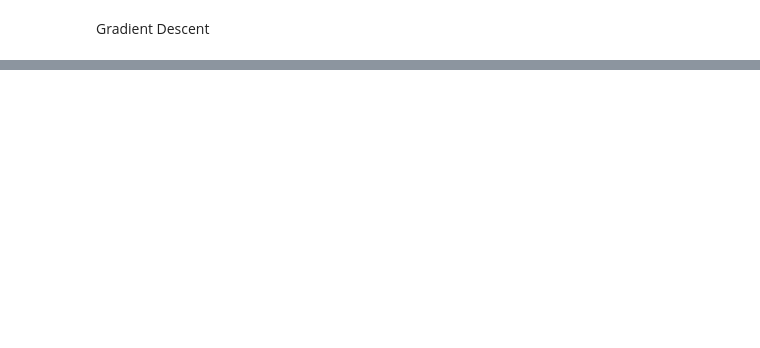
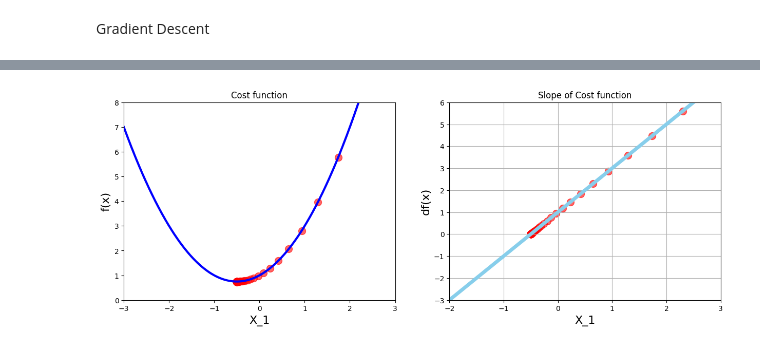
Before and after one commit to DillonDepala/IntroToOptimisationAndGradientDescentAlgorithm, a Jupyter notebook: Gradient_Descent.ipynb, the cells around one changed output, grey strips where cells are left out. Drawn from its saved outputs; the diff is of its cells as text; code cells hidden in the pictures; blank space fills up the shorter version.

```diff
--- a/Gradient_Descent.ipynb
+++ b/Gradient_Descent.ipynb
@@ -87,6 +66,10 @@ new_x = 3
 previous_x = 0
 step_multiplier = 0.1
 precision = 0.000000001
+
+x_list = [new_x]
+slope_list = [df(new_x)]
+
 
 for n in range(500):
     previous_x = new_x
@@ -95,6 +78,10 @@ for n in range(500):
 
     step_size = abs(new_x - previous_x)
     # print(step_size)
+
+    x_list.append(new_x)
+    slope_list.append(df(new_x))
+
     if step_size < precision:
         print("loop ran this many times:", n)
         break
@@ -109,0 +97,35 @@ f(x) value or cost at this point is: 0.7500000000000016
+# %%
+# Superimpose gradient descent calculations on simple cost function and derivative of simple cost function plot
+
+plt.figure(figsize=[15,5])
+
+#Plot 1 - Simple Cost function
+plt.subplot(1, 2, 1)
+
+plt.xlim([-3, 3])
+plt.ylim(0,8)
+plt.title('Cost function')
+plt.xlabel('X_1', fontsize=16)
+plt.ylabel('f(x)', fontsize=16)
+plt.plot(x_1, f(x_1), color='blue', linewidth=3)
+
+new_x_values = np.array(x_list)
+
+plt.scatter(x_list, f(new_x_values), color='red', s=100, alpha=0.6)
+
+#Plot 2 - Derivative
+plt.subplot(1, 2, 2)
+
+plt.xlim(-2,3)
+plt.ylim(-3,6)
+plt.grid()
+plt.title('Slope of Cost function')
+plt.xlabel('X_1', fontsize=16)
+plt.ylabel('df(x)', fontsize=16)
+plt.plot(x_1, df(x_1), color='skyblue', linewidth=5)
+
+plt.scatter(x_list, df(new_x_values), color='red', s=100, alpha=0.6)
+
+plt.show()
+# %% [output]
+[figure, added]
```
Also changed, not shown: parts of 3 cells of this notebook.
